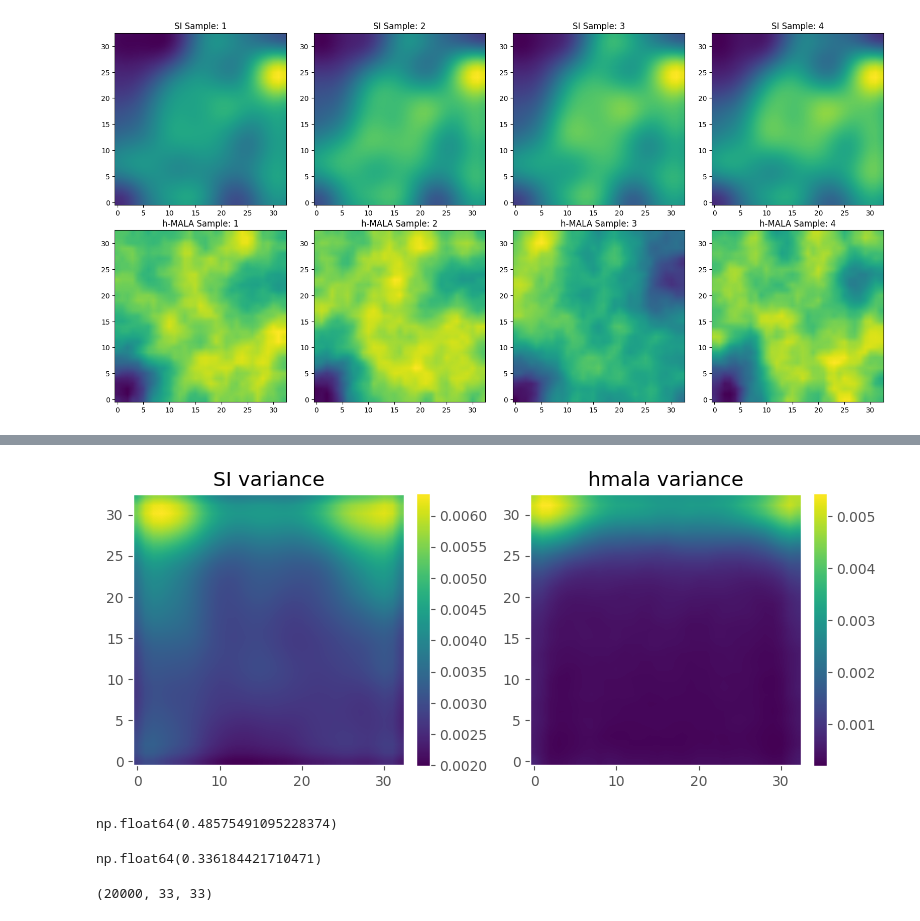
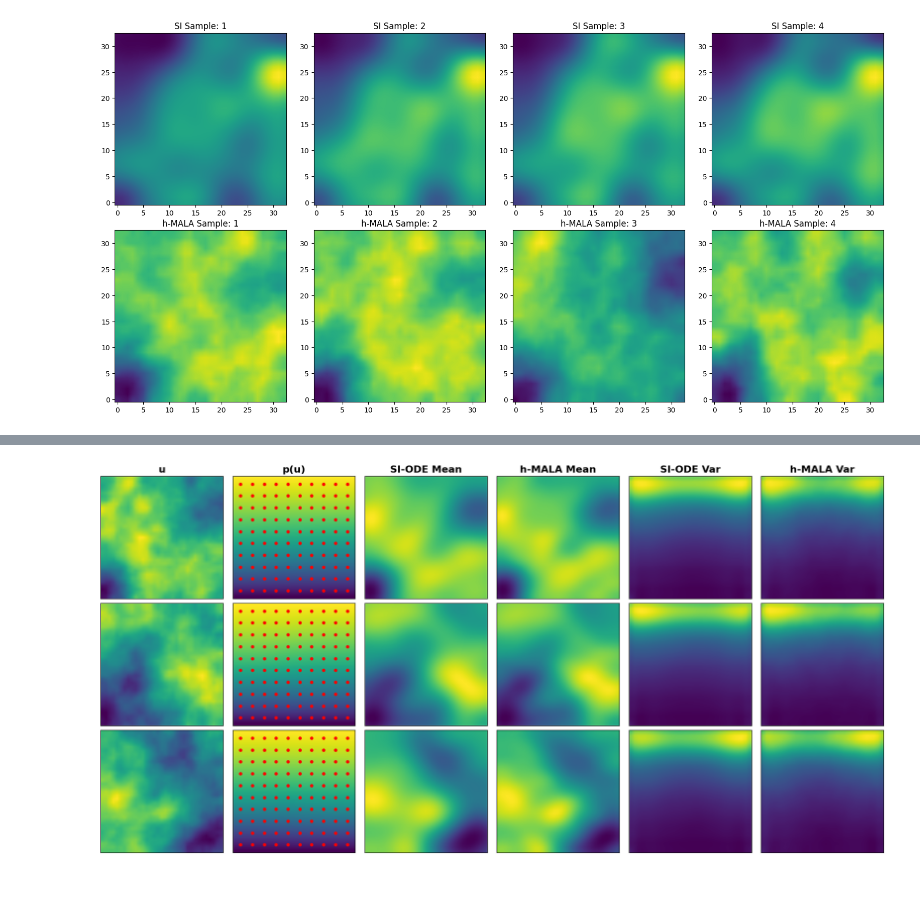
Before and after one commit to abjohnson117/TransportVsMcmcExperiments, a Jupyter notebook: poisson/poisson_test.ipynb, the cells around one changed output, grey strips where cells are left out. Saved outputs shown, nothing was run; the diff lists cells and outputs as text; code cells hidden in the pictures; blank space fills up the shorter version.

```diff
--- a/poisson/poisson_test.ipynb
+++ b/poisson/poisson_test.ipynb
@@ -267,3 +334,13 @@ u_var = jnp.var(u_samples, axis=0)
+# %%
+hmala_98_flat = load_hmala_chains("mcmc_98_converge_samps")
+hmala_98_samps = hmala_98_flat.reshape(nsamples, nx, ny)
+hmala_98_mean = np.mean(hmala_98_samps, axis=0)
+hmala_98_var = np.var(hmala_98_samps, axis=0)
+
+hmala_med_flat = load_hmala_chains("mcmc_med_converge_samps")
+hmala_med_samps = hmala_med_flat.reshape(nsamples, nx, ny)
+hmala_med_mean = np.mean(hmala_med_samps, axis=0)
+hmala_med_var = np.var(hmala_med_samps, axis=0)
 # %%
 k = get_gaussianRBF(10.0)
 
@@ -392,17 +427,0 @@ ax[2].grid(False)
-# %%
-fig, ax = plt.subplots(1, 2, figsize=(8,8))
-
-im0 = ax[0].imshow(u_var, origin="lower", interpolation="bilinear")
-ax[0].set_title("SI variance")
-ax[0].grid(False)
-fig.colorbar(im0, ax=ax[0], fraction=0.046, pad=0.04)
-
-im1 = ax[1].imshow(np.var(sl_samps, axis=0), origin="lower", interpolation="bilinear")
-ax[1].set_title("hmala variance")
-ax[1].grid(False)
-fig.colorbar(im1, ax=ax[1], fraction=0.046, pad=0.04)
-
-plt.tight_layout()
-plt.show()
-# %% [output]
-[figure, removed]
@@ -412,12 +427,0 @@ hmala_si_swd = swd(np.array(sl_samps.reshape(20000, 33 ** 2)), np.array(u_sample
-# %%
-hmala_si_swd / hmala_prior_swd
-# %% [output]
-np.float64(0.48575491095228374)
-# %%
-hmala_si_swd
-# %% [output]
-np.float64(0.336184421710471)
-# %%
-u_samples.shape
-# %% [output]
-(20000, 33, 33)
@@ -425,0 +428,39 @@ np.save("sl-data/si-samps.npy", u_samples)
+# %%
+idx_98  = 4334   # parameter in parameters_delta closest to h-MALA posterior mean for 98 scenario
+idx_med = 33365  # parameter in parameters_delta closest to h-MALA posterior mean for med scenario
+idx_list = [0, idx_med, idx_98]
+us_plot = us[idx_list]
+# %%
+sols_all = np.load("training_dataset/solutions_full_final.npy", mmap_mode='r')
+p_list = [np.array(sols_all[i]) for i in idx_list]  # p(u) per row, same order as us_plot
+
+col_titles = ["u", "p(u)", "SI-ODE Mean", "h-MALA Mean", "SI-ODE Var", "h-MALA Var"]
+# order matches idx_list = [0, idx_med, idx_98] → main, med, 98
+scenarios = [
+    (si_mean_obs, si_var_obs, hmala_mean,     hmala_var),
+    (si_mean_med, si_var_med, hmala_med_mean, hmala_med_var),
+    (si_mean_98,  si_var_98,  hmala_98_mean,  hmala_98_var),
+]
+
+# Sensor locations: 10x10 grid in [0,1]^2, mapped to 33x33 pixel coords
+sensor_x = targets[:, 0] * 32
+sensor_y = targets[:, 1] * 32
+
+fig, axes = plt.subplots(3, 6, figsize=(18, 9))
+for j, title in enumerate(col_titles):
+    axes[0, j].set_title(title, fontsize=16, fontweight="bold")
+
+for i, (si_m, si_v, hm_m, hm_v) in enumerate(scenarios):
+    for j, img in enumerate([us_plot[i].reshape(nx, ny), p_list[i], si_m, hm_m, si_v, hm_v]):
+        axes[i, j].imshow(img, origin="lower", interpolation="bilinear")
+        axes[i, j].grid(False)
+        axes[i, j].set_xticks([])
+        axes[i, j].set_yticks([])
+        if j == 1:
+            axes[i, j].scatter(sensor_x, sensor_y, c='red', s=20, zorder=5)
+
+plt.tight_layout()
+plt.savefig("images/comparison_grid.png", bbox_inches="tight", dpi=150)
+plt.show()
+# %% [output]
+[figure, added]
```
Also changed, not shown: parts of 21 cells of this notebook, 52 other files.
